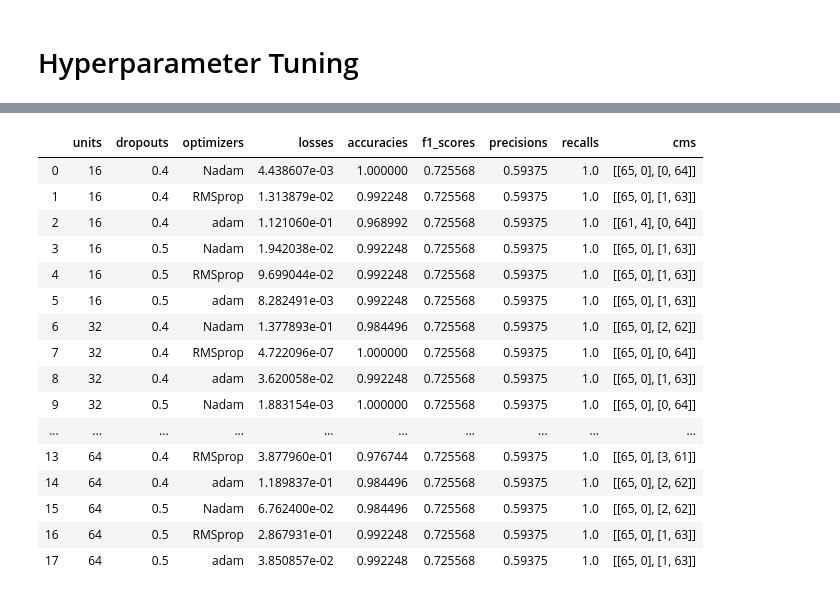
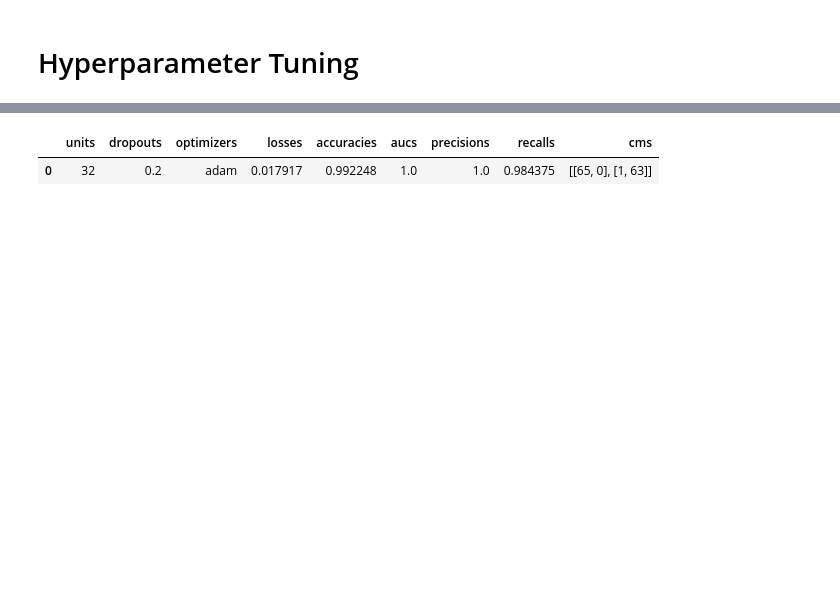
Before and after one commit to sdeittrick/Wildfire_Detection_Capstone_697, a Jupyter notebook: wildfire_prediction_pipeline/model_aggregation.ipynb, the cells around one changed output, grey strips where cells are left out. Drawn from its saved outputs; the diff is of its cells as text; code cells hidden in the pictures; blank space fills up the shorter version.

```diff
--- a/wildfire_prediction_pipeline/model_aggregation.ipynb
+++ b/wildfire_prediction_pipeline/model_aggregation.ipynb
@@ -230,34 +260,18 @@ epoch50dropout45optimize3 = modelz
 # %%
 #dataframe assembly for model comparison
 #integrate confusion matrices as well
-
-modelDf = pd.DataFrame(list(zip(units, dropouts, optimizers, losses, accuracies, f1_scores, precisions, recalls, cms)),#aucs,
-               columns =['units', 'dropouts', 'optimizers', 'losses', 'accuracies', 'f1_scores', 'precisions', 'recalls', 'cms'])#'aucs',
-
 # epoch20dropout23optimize3Df = modelDf
 # epoch20dropout23optimize3Histories = histories
-epoch50dropout45optimize3Df = modelDf
-epoch50dropout45optimize3Histories = histories
+# epoch50dropout45optimize3Df = modelDf
+# epoch50dropout45optimize3Histories = histories
+
+modelDf = pd.DataFrame(list(zip(units, dropouts, optimizers, losses, accuracies, aucs, precisions, recalls, cms)),# f1_scores,
+               columns =['units', 'dropouts', 'optimizers', 'losses', 'accuracies', 'aucs', 'precisions', 'recalls', 'cms'])#'aucs',
 
 modelDf
 # %% [output]
-|  | units | dropouts | optimizers | losses | accuracies | f1_scores | precisions | recalls | cms |
-| 0 | 16 | 0.4 | Nadam | 4.438607e-03 | 1.000000 | 0.725568 | 0.59375 | 1.0 | [[65, 0], [0, 64]] |
-| 1 | 16 | 0.4 | RMSprop | 1.313879e-02 | 0.992248 | 0.725568 | 0.59375 | 1.0 | [[65, 0], [1, 63]] |
-| 2 | 16 | 0.4 | adam | 1.121060e-01 | 0.968992 | 0.725568 | 0.59375 | 1.0 | [[61, 4], [0, 64]] |
-| 3 | 16 | 0.5 | Nadam | 1.942038e-02 | 0.992248 | 0.725568 | 0.59375 | 1.0 | [[65, 0], [1, 63]] |
-| 4 | 16 | 0.5 | RMSprop | 9.699044e-02 | 0.992248 | 0.725568 | 0.59375 | 1.0 | [[65, 0], [1, 63]] |
-| 5 | 16 | 0.5 | adam | 8.282491e-03 | 0.992248 | 0.725568 | 0.59375 | 1.0 | [[65, 0], [1, 63]] |
-| 6 | 32 | 0.4 | Nadam | 1.377893e-01 | 0.984496 | 0.725568 | 0.59375 | 1.0 | [[65, 0], [2, 62]] |
-| 7 | 32 | 0.4 | RMSprop | 4.722096e-07 | 1.000000 | 0.725568 | 0.59375 | 1.0 | [[65, 0], [0, 64]] |
-| 8 | 32 | 0.4 | adam | 3.620058e-02 | 0.992248 | 0.725568 | 0.59375 | 1.0 | [[65, 0], [1, 63]] |
-| 9 | 32 | 0.5 | Nadam | 1.883154e-03 | 1.000000 | 0.725568 | 0.59375 | 1.0 | [[65, 0], [0, 64]] |
-| ... | ... | ... | ... | ... | ... | ... | ... | ... | ... |
-| 13 | 64 | 0.4 | RMSprop | 3.877960e-01 | 0.976744 | 0.725568 | 0.59375 | 1.0 | [[65, 0], [3, 61]] |
-| 14 | 64 | 0.4 | adam | 1.189837e-01 | 0.984496 | 0.725568 | 0.59375 | 1.0 | [[65, 0], [2, 62]] |
-| 15 | 64 | 0.5 | Nadam | 6.762400e-02 | 0.984496 | 0.725568 | 0.59375 | 1.0 | [[65, 0], [2, 62]] |
-| 16 | 64 | 0.5 | RMSprop | 2.867931e-01 | 0.992248 | 0.725568 | 0.59375 | 1.0 | [[65, 0], [1, 63]] |
-| 17 | 64 | 0.5 | adam | 3.850857e-02 | 0.992248 | 0.725568 | 0.59375 | 1.0 | [[65, 0], [1, 63]] |
+|  | units | dropouts | optimizers | losses | accuracies | aucs | precisions | recalls | cms |
+| 0 | 32 | 0.2 | adam | 0.017917 | 0.992248 | 1.0 | 1.0 | 0.984375 | [[65, 0], [1, 63]] |
 # %%
 #Best so far
 
```
Also changed, not shown: parts of 24 cells of this notebook, 13 other files.
